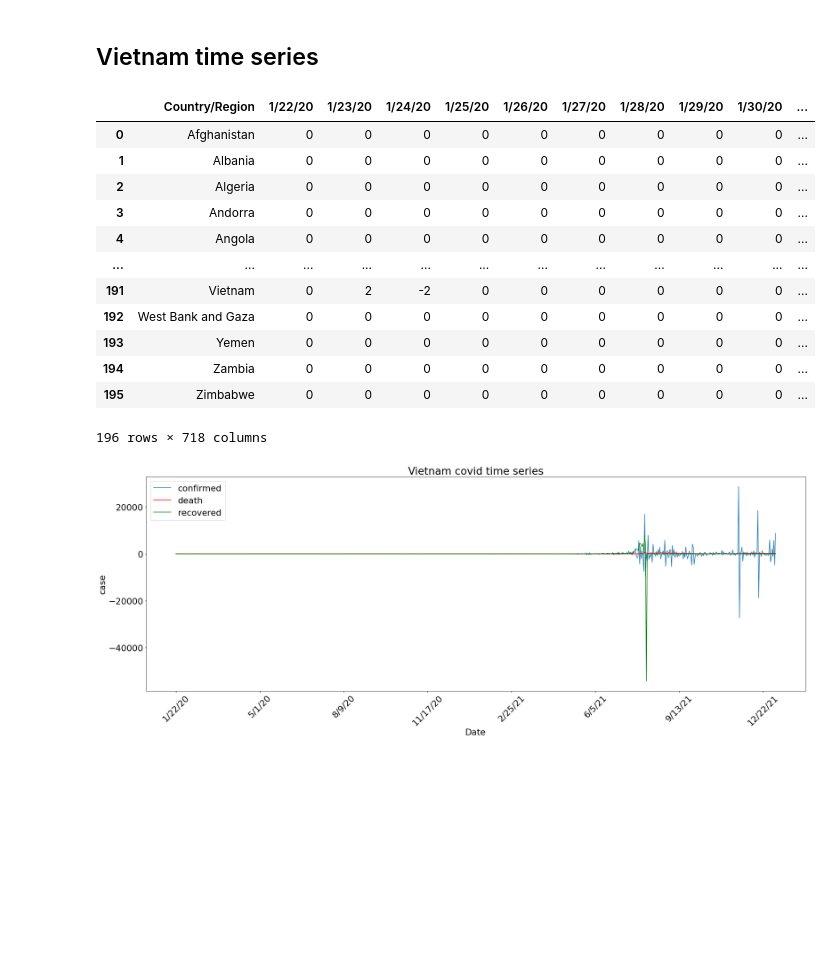
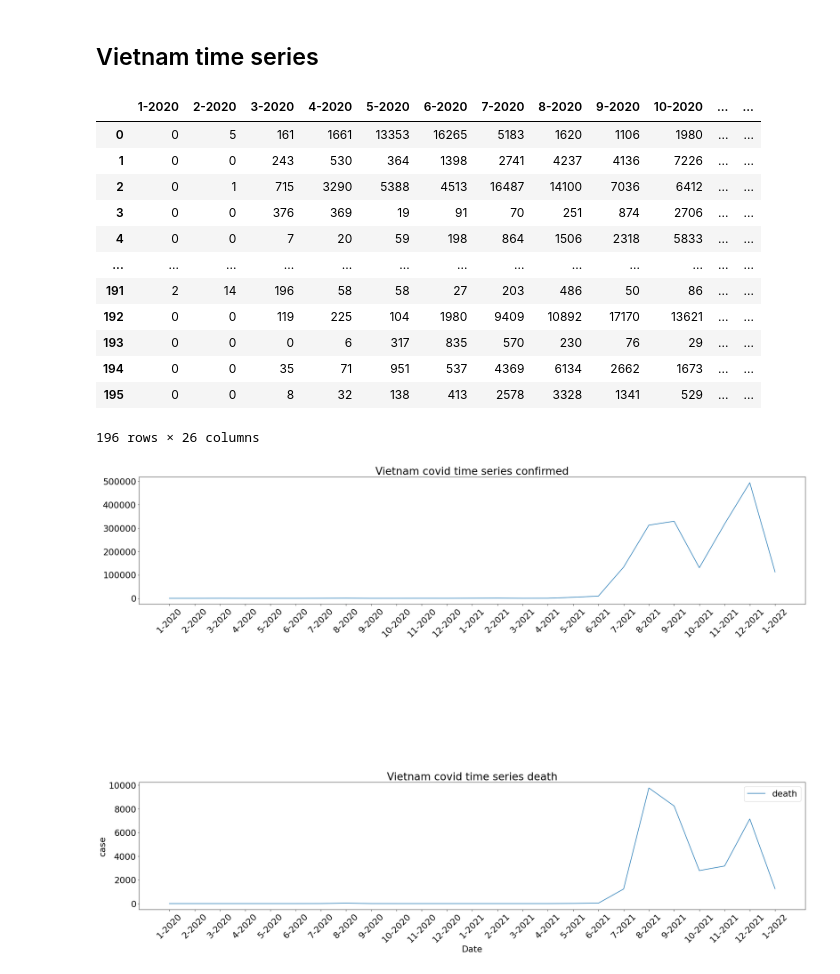
Before and after one commit to hainguyen201/DataManagementAndVisualization, a Jupyter notebook: pyspark/DataCovidAnalysis.ipynb, the cells around one changed output. Cells and saved outputs as stored; diff of their text form; code cells hidden in the pictures; blank space fills up the shorter version.

```diff
--- a/pyspark/DataCovidAnalysis.ipynb
+++ b/pyspark/DataCovidAnalysis.ipynb
@@ -1,6 +1,6 @@
 # %%
-from pyspark.context import SparkContext
-from pyspark.sql.session import SparkSession
-sc = SparkContext('local')
-spark = SparkSession(sc)
+# from pyspark.context import SparkContext
+# from pyspark.sql.session import SparkSession
+# sc = SparkContext('local')
+# spark = SparkSession(sc)
 # %%
@@ -539,32 +539,33 @@ plt.show()
 # %% [markdown]
 ## Vietnam time series
 # %%
-confirmed
+confirmed_new
 # %% [output]
-|  | Country/Region | 1/22/20 | 1/23/20 | 1/24/20 | 1/25/20 | 1/26/20 | 1/27/20 | 1/28/20 | 1/29/20 | 1/30/20 | ... |
-| 0 | Afghanistan | 0 | 0 | 0 | 0 | 0 | 0 | 0 | 0 | 0 | ... |
-| 1 | Albania | 0 | 0 | 0 | 0 | 0 | 0 | 0 | 0 | 0 | ... |
-| 2 | Algeria | 0 | 0 | 0 | 0 | 0 | 0 | 0 | 0 | 0 | ... |
-| 3 | Andorra | 0 | 0 | 0 | 0 | 0 | 0 | 0 | 0 | 0 | ... |
-| 4 | Angola | 0 | 0 | 0 | 0 | 0 | 0 | 0 | 0 | 0 | ... |
-| ... | ... | ... | ... | ... | ... | ... | ... | ... | ... | ... | ... |
-| 191 | Vietnam | 0 | 2 | -2 | 0 | 0 | 0 | 0 | 0 | 0 | ... |
-| 192 | West Bank and Gaza | 0 | 0 | 0 | 0 | 0 | 0 | 0 | 0 | 0 | ... |
-| 193 | Yemen | 0 | 0 | 0 | 0 | 0 | 0 | 0 | 0 | 0 | ... |
-| 194 | Zambia | 0 | 0 | 0 | 0 | 0 | 0 | 0 | 0 | 0 | ... |
-| 195 | Zimbabwe | 0 | 0 | 0 | 0 | 0 | 0 | 0 | 0 | 0 | ... |
+|  | 1-2020 | 2-2020 | 3-2020 | 4-2020 | 5-2020 | 6-2020 | 7-2020 | 8-2020 | 9-2020 | 10-2020 | ... | ... |
+| 0 | 0 | 5 | 161 | 1661 | 13353 | 16265 | 5183 | 1620 | 1106 | 1980 | ... | ... |
+| 1 | 0 | 0 | 243 | 530 | 364 | 1398 | 2741 | 4237 | 4136 | 7226 | ... | ... |
+| 2 | 0 | 1 | 715 | 3290 | 5388 | 4513 | 16487 | 14100 | 7036 | 6412 | ... | ... |
+| 3 | 0 | 0 | 376 | 369 | 19 | 91 | 70 | 251 | 874 | 2706 | ... | ... |
+| 4 | 0 | 0 | 7 | 20 | 59 | 198 | 864 | 1506 | 2318 | 5833 | ... | ... |
+| ... | ... | ... | ... | ... | ... | ... | ... | ... | ... | ... | ... | ... |
+| 191 | 2 | 14 | 196 | 58 | 58 | 27 | 203 | 486 | 50 | 86 | ... | ... |
+| 192 | 0 | 0 | 119 | 225 | 104 | 1980 | 9409 | 10892 | 17170 | 13621 | ... | ... |
+| 193 | 0 | 0 | 0 | 6 | 317 | 835 | 570 | 230 | 76 | 29 | ... | ... |
+| 194 | 0 | 0 | 35 | 71 | 951 | 537 | 4369 | 6134 | 2662 | 1673 | ... | ... |
+| 195 | 0 | 0 | 8 | 32 | 138 | 413 | 2578 | 3328 | 1341 | 529 | ... | ... |
-196 rows × 718 columns
+196 rows × 26 columns
 # %%
-vn_cf_timesr = confirmed.loc[confirmed['Country/Region'] == "Vietnam"]
-vn_d_timesr = death.loc[confirmed['Country/Region'] == "Vietnam"]
-vn_r_timesr = recovered.loc[confirmed['Country/Region'] == "Vietnam"]
+# vn_cf_timesr=confirmed_new.copy()
+vn_cf_timesr = confirmed_new.loc[confirmed_new['Country/Region'] == "Vietnam"]
+vn_d_timesr = death_new.loc[death_new['Country/Region'] == "Vietnam"]
+# vn_r_timesr = recovered.loc[confirmed['Country/Region'] == "Vietnam"]
 # %%
 vn_cf_timesr = vn_cf_timesr.drop('Country/Region', 1)
-vn_cf_timesr = vn_cf_timesr.drop('Total', 1)
+# vn_cf_timesr = vn_cf_timesr.drop('Total', 1)
 vn_d_timesr = vn_d_timesr.drop('Country/Region', 1)
-vn_d_timesr = vn_d_timesr.drop('Total', 1)
-vn_r_timesr = vn_r_timesr.drop('Country/Region', 1)
-vn_r_timesr = vn_r_timesr.drop('Total', 1)
+# vn_d_timesr = vn_d_timesr.drop('Total', 1)
+# vn_r_timesr = vn_r_timesr.drop('Country/Region', 1)
+# vn_r_timesr = vn_r_timesr.drop('Total', 1)
 # %%
 vn_cf_timesr_lst = vn_cf_timesr.values.flatten().tolist()
 vn_d_timesr_lst = vn_d_timesr.values.flatten().tolist()
@@ -572,15 +573,15 @@ vn_r_timesr_lst = vn_r_timesr.values.flatten().tolist()
 # %%
-x = vn_d_timesr.columns
-plt.figure(figsize=(30, 10))
-plt.plot(x, vn_cf_timesr_lst, label='confirmed')  # Plot some data on the (implicit) axes.
-plt.plot(x, vn_d_timesr_lst, label='death', color='r')  # etc.
-plt.plot(x, vn_r_timesr_lst, label='recovered', color='g')
-ax = plt.gca()
-ax.axes.xaxis.set_ticks([i for i in range(len(x) + 1) if i % 100 ==0])
+plt.figure(figsize=(30, 20))
+plt.subplot(311)
+plt.plot(vn_cf_timesr.columns, vn_cf_timesr_lst, label='confirmed')  # Plot some data on the (implicit) axes.
+plt.title("Vietnam covid time series confirmed")
+plt.xticks(rotation=45)
+plt.subplot(313)
+plt.plot(vn_d_timesr.columns, vn_d_timesr_lst, label='death')  # etc.
 plt.xticks(rotation=45)
 plt.xlabel('Date',)
 plt.ylabel('case')
-plt.title("Vietnam covid time series")
+plt.title("Vietnam covid time series death")
 plt.legend();
 # %% [output]
-[figure, old version]
+[figure, new version]
```
Also changed, not shown: parts of 42 cells of this notebook, 1 other file.
